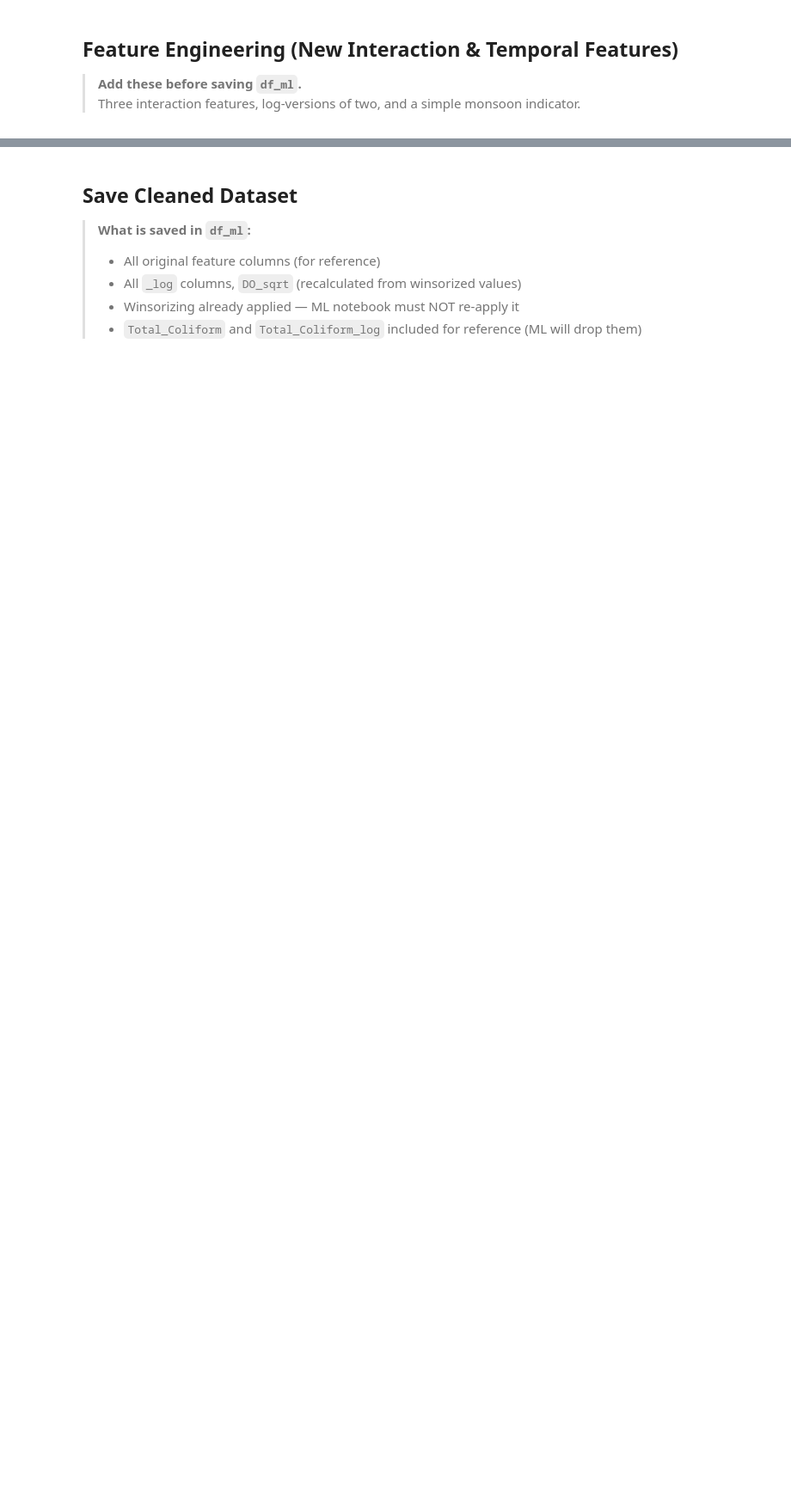
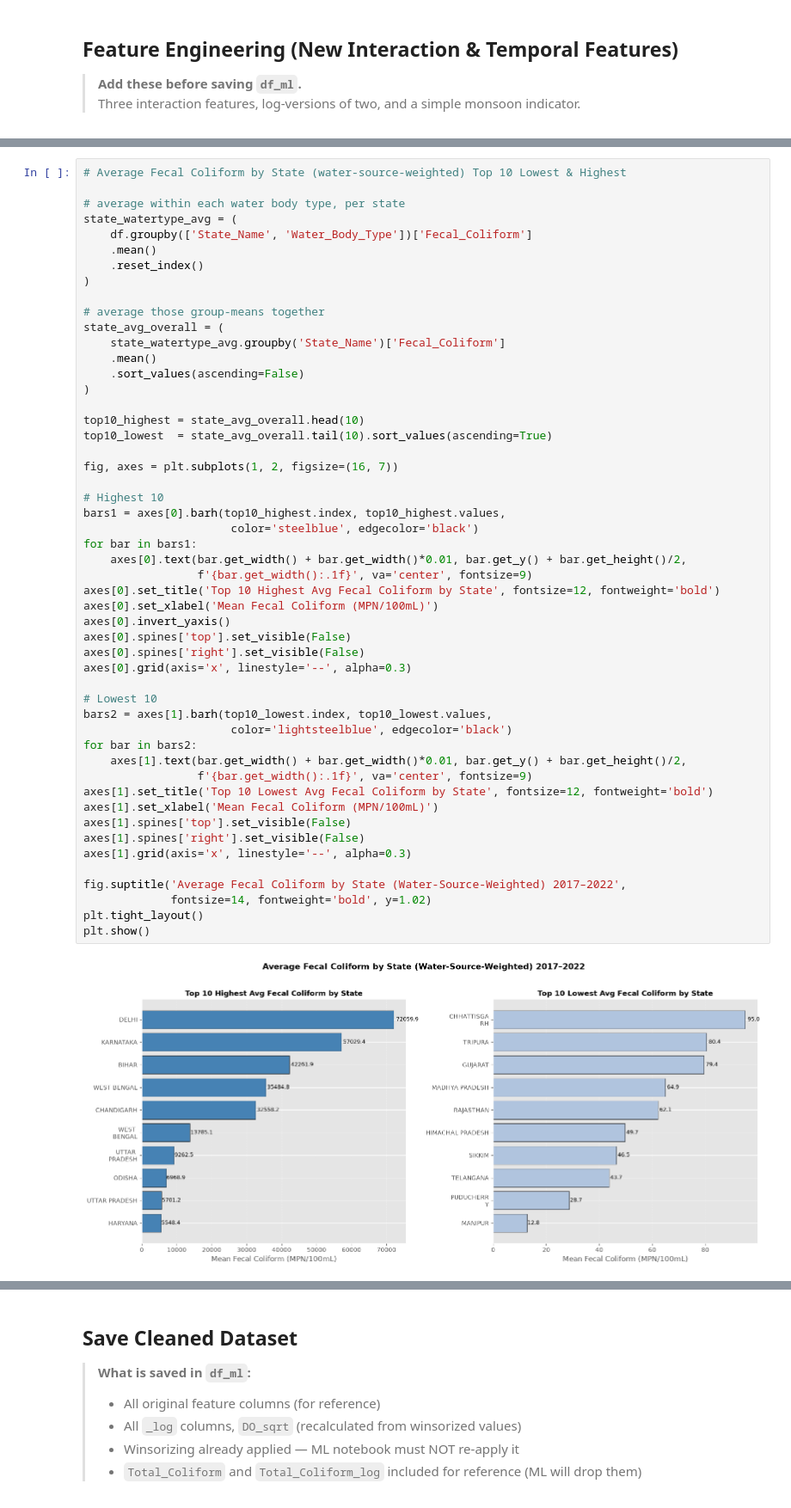
Before and after one commit to thearyt572-jpg/L-Eau-Claire, a Jupyter notebook: Notebook/eda_final_menten.ipynb, the cells around one changed output, grey strips where cells are left out. Shown at 86% size. Saved outputs shown, nothing was run; the diff lists cells and outputs as text; blank space fills up the shorter version.

```diff
--- a/Notebook/eda_final_menten.ipynb
+++ b/Notebook/eda_final_menten.ipynb
@@ -622,0 +625,53 @@ df_ml shape: (2617, 23)
+# %%
+# Average Fecal Coliform by State (water-source-weighted) Top 10 Lowest & Highest
+
+# average within each water body type, per state
+state_watertype_avg = (
+    df.groupby(['State_Name', 'Water_Body_Type'])['Fecal_Coliform']
+    .mean()
+    .reset_index()
+)
+
+# average those group-means together
+state_avg_overall = (
+    state_watertype_avg.groupby('State_Name')['Fecal_Coliform']
+    .mean()
+    .sort_values(ascending=False)
+)
+
+top10_highest = state_avg_overall.head(10)
+top10_lowest  = state_avg_overall.tail(10).sort_values(ascending=True)
+
+fig, axes = plt.subplots(1, 2, figsize=(16, 7))
+
+# Highest 10
+bars1 = axes[0].barh(top10_highest.index, top10_highest.values,
+                      color='steelblue', edgecolor='black')
+for bar in bars1:
+    axes[0].text(bar.get_width() + bar.get_width()*0.01, bar.get_y() + bar.get_height()/2,
+                 f'{bar.get_width():.1f}', va='center', fontsize=9)
+axes[0].set_title('Top 10 Highest Avg Fecal Coliform by State', fontsize=12, fontweight='bold')
+axes[0].set_xlabel('Mean Fecal Coliform (MPN/100mL)')
+axes[0].invert_yaxis()
+axes[0].spines['top'].set_visible(False)
+axes[0].spines['right'].set_visible(False)
+axes[0].grid(axis='x', linestyle='--', alpha=0.3)
+
+# Lowest 10
+bars2 = axes[1].barh(top10_lowest.index, top10_lowest.values,
+                      color='lightsteelblue', edgecolor='black')
+for bar in bars2:
+    axes[1].text(bar.get_width() + bar.get_width()*0.01, bar.get_y() + bar.get_height()/2,
+                 f'{bar.get_width():.1f}', va='center', fontsize=9)
+axes[1].set_title('Top 10 Lowest Avg Fecal Coliform by State', fontsize=12, fontweight='bold')
+axes[1].set_xlabel('Mean Fecal Coliform (MPN/100mL)')
+axes[1].spines['top'].set_visible(False)
+axes[1].spines['right'].set_visible(False)
+axes[1].grid(axis='x', linestyle='--', alpha=0.3)
+
+fig.suptitle('Average Fecal Coliform by State (Water-Source-Weighted) 2017–2022',
+             fontsize=14, fontweight='bold', y=1.02)
+plt.tight_layout()
+plt.show()
+# %% [output]
+[figure, added]
```
Also changed, not shown: parts of 9 cells of this notebook, 2 other files.
